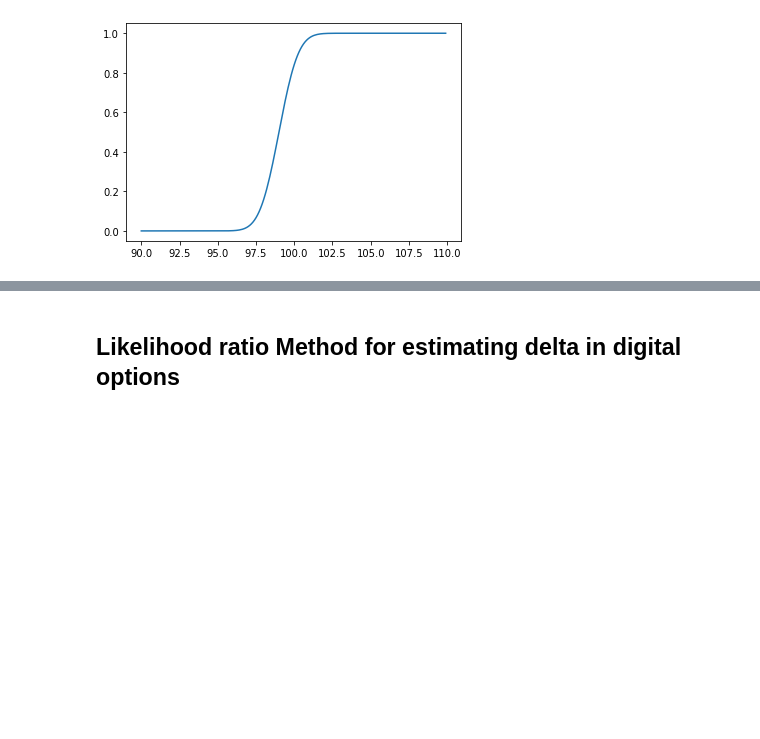
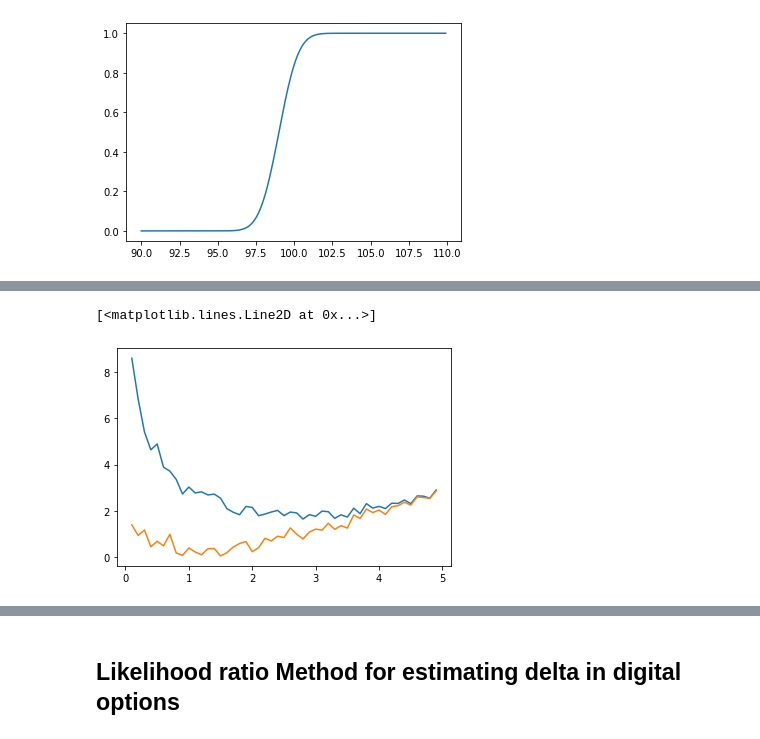
Before and after one commit to SByeUva/CompFin_assignment2, a Jupyter notebook: experiment_02.ipynb, the cells around one changed output, grey strips where cells are left out. Drawn from its saved outputs; the diff is of its cells as text; code cells hidden in the pictures; blank space fills up the shorter version.

Commit message:
finished the pathwise simulations

```diff
--- a/experiment_02.ipynb
+++ b/experiment_02.ipynb
@@ -227,14 +229,14 @@ plt.plot( np.arange(90,110, .1), [norm.cdf(x, loc=kwargs['K'], scale=1) for x in
 [figure]
 # %%
 @jit(nopython=True, fastmath=True)
-def Digital_Call_Pathwise(T, K, r, S, sigma, trials, z):
+def Digital_Call_Pathwise(T, K, r, S, sigma, trials, z, sd):
 
     S_adjust = S * np.exp(r - (0.5 * sigma**2)*T)
     delta_array = np.zeros(trials)
 
     for i in range(trials):
         S_cur = S_adjust * np.exp(sigma*np.sqrt(T)*z[i])
-        chance = 1/(np.sqrt(2*math.pi)) * math.e**(-0.5*((S_cur - K)**2))
+        chance = 1/(sd * (np.sqrt(2*math.pi))) * math.e**(-0.5*(((S_cur - K)/sd)**2))
         delta_array[i] = math.e**(-r) * chance * S_cur/S
 
     return np.mean(delta_array)
@@ -257,0 +260,2 @@ get_delta_digital_pathwise(kwargs)
+# %%
+ans = [get_delta_digital_pathwise(kwargs) for x in range(100)]
@@ -258,4 +281,11 @@ get_delta_digital_pathwise(kwargs)
 # %%
+mean_errors = np.zeros(len(np.arange(.1,5, 0.1)))
+total_errors = np.zeros(len(np.arange(.1,5, 0.1)))
+
 kwargs['trials'] = 10**4
-ans = [get_delta_digital_pathwise(kwargs) for x in range(100)]
-abs(analytical - np.mean(ans)) / analytical * 100
+for sd in tqdm(np.arange(.1,5, 0.1)):
+    kwargs['sd'] = sd
+    ans = [get_delta_digital_pathwise(kwargs) for x in range(100)]
+    mean_errors[i] = np.mean(abs(analytical - ans) / analytical * 100)
+    total_errors[i] = abs(analytical - np.mean(ans)) / analytical *100
+    i+=1
@@ -264 +305,7 @@ abs(analytical - np.mean(ans)) / analytical * 100
+# %%
+plt.plot(np.arange(.1,5, 0.1), mean_errors)
+plt.plot(np.arange(.1,5, 0.1), total_errors)
+# %% [output]
+[<matplotlib.lines.Line2D at 0x...>]
+[figure, added]
 # %%
```
Also changed, not shown: parts of 13 cells of this notebook, 1 other file.
